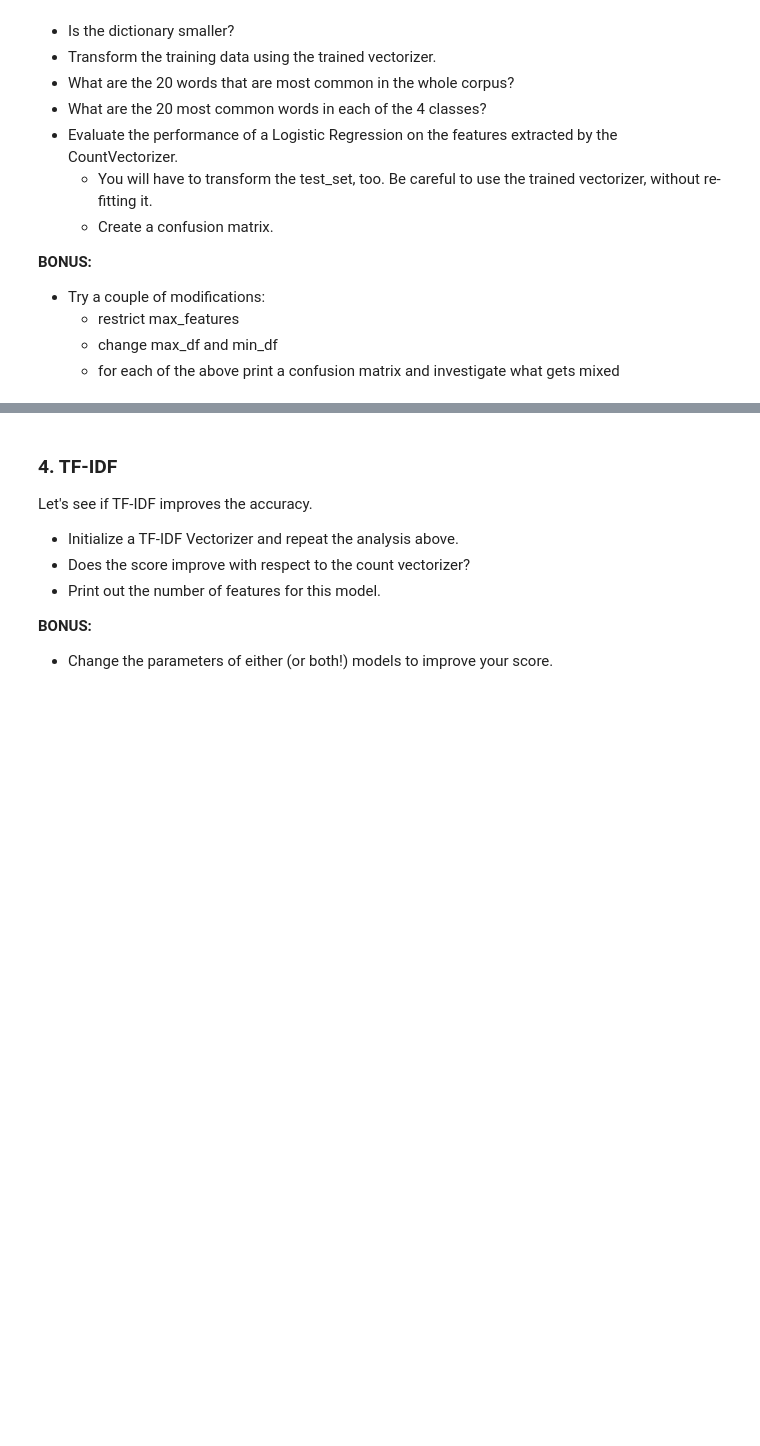
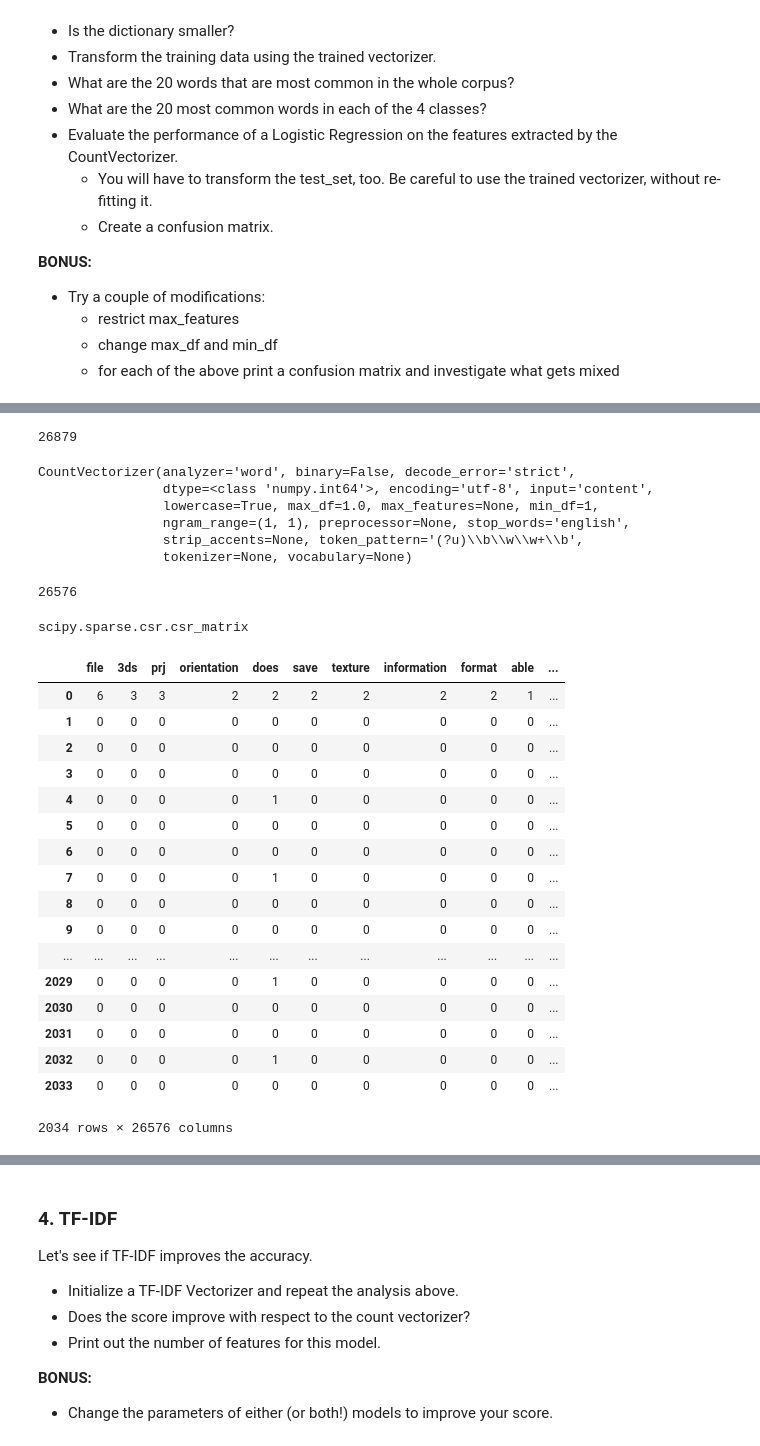
Before and after one commit to a3o1m2/DSI11-lessons, a Jupyter notebook: week05/day4_nlp_intro/nlp-intro-lab/intro-to-nlp-lab.ipynb, the cells around one changed output, grey strips where cells are left out. Drawn from its saved outputs; the diff is of its cells as text; code cells hidden in the pictures; blank space fills up the shorter version.

```diff
--- a/week05/day4_nlp_intro/nlp-intro-lab/intro-to-nlp-lab.ipynb
+++ b/week05/day4_nlp_intro/nlp-intro-lab/intro-to-nlp-lab.ipynb
@@ -89,0 +112,47 @@ Let's train a model using a simple count vectorizer.
+# %%
+len(cvec.get_feature_names())
+# %% [output]
+26879
+# %%
+cvec = CountVectorizer(stop_words='english')
+cvec.fit(data_train.data)
+# %% [output]
+CountVectorizer(analyzer='word', binary=False, decode_error='strict',
+                dtype=<class 'numpy.int64'>, encoding='utf-8', input='content',
+                lowercase=True, max_df=1.0, max_features=None, min_df=1,
+                ngram_range=(1, 1), preprocessor=None, stop_words='english',
+                strip_accents=None, token_pattern='(?u)\\b\\w\\w+\\b',
+                tokenizer=None, vocabulary=None)
+# %%
+len(cvec.get_feature_names())
+# %% [output]
+26576
+# %%
+import pandas as pd
+df = pd.DataFrame(cvec.transform(data_train.data).toarray(),
+                  columns=cvec.get_feature_names())
+# %%
+type(cvec.transform(data_train.data))
+# %% [output]
+scipy.sparse.csr.csr_matrix
+# %%
+df.T.sort_values(0,ascending=False).T
+# %% [output]
+|  | file | 3ds | prj | orientation | does | save | texture | information | format | able | ... |
+| 0 | 6 | 3 | 3 | 2 | 2 | 2 | 2 | 2 | 2 | 1 | ... |
+| 1 | 0 | 0 | 0 | 0 | 0 | 0 | 0 | 0 | 0 | 0 | ... |
+| 2 | 0 | 0 | 0 | 0 | 0 | 0 | 0 | 0 | 0 | 0 | ... |
+| 3 | 0 | 0 | 0 | 0 | 0 | 0 | 0 | 0 | 0 | 0 | ... |
+| 4 | 0 | 0 | 0 | 0 | 1 | 0 | 0 | 0 | 0 | 0 | ... |
+| 5 | 0 | 0 | 0 | 0 | 0 | 0 | 0 | 0 | 0 | 0 | ... |
+| 6 | 0 | 0 | 0 | 0 | 0 | 0 | 0 | 0 | 0 | 0 | ... |
+| 7 | 0 | 0 | 0 | 0 | 1 | 0 | 0 | 0 | 0 | 0 | ... |
+| 8 | 0 | 0 | 0 | 0 | 0 | 0 | 0 | 0 | 0 | 0 | ... |
+| 9 | 0 | 0 | 0 | 0 | 0 | 0 | 0 | 0 | 0 | 0 | ... |
+| ... | ... | ... | ... | ... | ... | ... | ... | ... | ... | ... | ... |
+| 2029 | 0 | 0 | 0 | 0 | 1 | 0 | 0 | 0 | 0 | 0 | ... |
+| 2030 | 0 | 0 | 0 | 0 | 0 | 0 | 0 | 0 | 0 | 0 | ... |
+| 2031 | 0 | 0 | 0 | 0 | 0 | 0 | 0 | 0 | 0 | 0 | ... |
+| 2032 | 0 | 0 | 0 | 0 | 1 | 0 | 0 | 0 | 0 | 0 | ... |
+| 2033 | 0 | 0 | 0 | 0 | 0 | 0 | 0 | 0 | 0 | 0 | ... |
+2034 rows × 26576 columns
```
Also changed, not shown: parts of 19 cells of this notebook, 7 other files.
